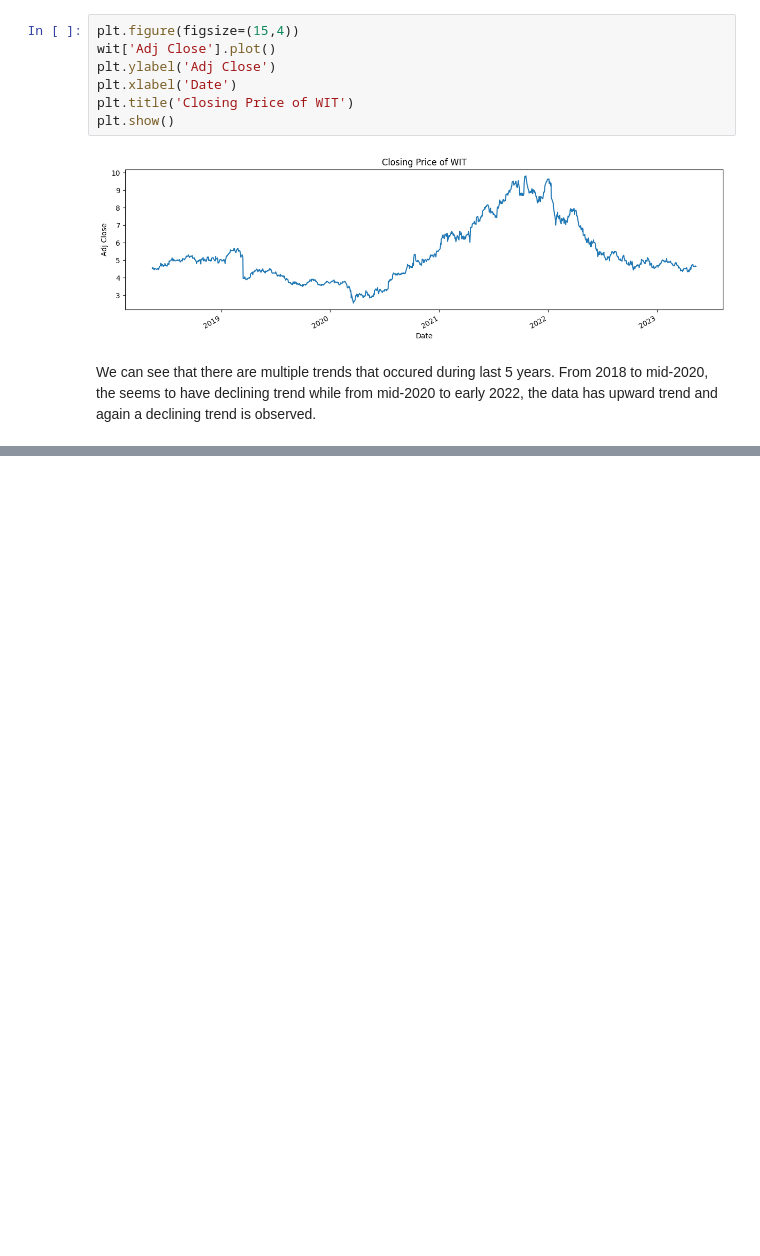
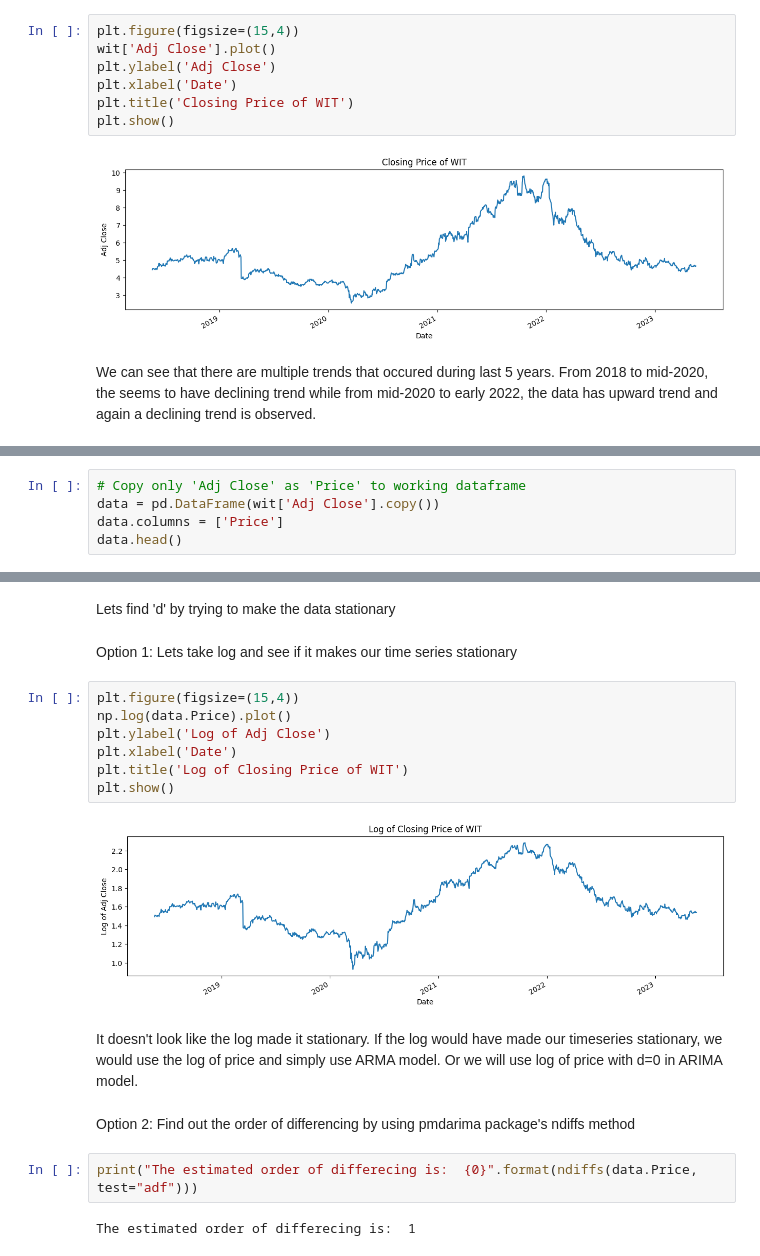
Before and after one commit to parikshitshinge/stock-price-prediction, a Jupyter notebook: Stock Price Prediction.ipynb, the cells around one changed output, grey strips where cells are left out. Saved outputs shown, nothing was run; the diff lists cells and outputs as text; blank space fills up the shorter version.

```diff
--- a/Stock Price Prediction.ipynb
+++ b/Stock Price Prediction.ipynb
@@ -125,0 +127,5 @@ plt.show()
+# %%
+# Copy only 'Adj Close' as 'Price' to working dataframe
+data = pd.DataFrame(wit['Adj Close'].copy())
+data.columns = ['Price']
+data.head()
@@ -125,0 +181,21 @@ plt.show()
+# %% [markdown]
+Lets find 'd' by trying to make the data stationary
+# %% [markdown]
+Option 1: Lets take log and see if it makes our time series stationary
+# %%
+plt.figure(figsize=(15,4))
+np.log(data.Price).plot()
+plt.ylabel('Log of Adj Close')
+plt.xlabel('Date')
+plt.title('Log of Closing Price of WIT')
+plt.show()
+# %% [output]
+[figure, added]
+# %% [markdown]
+It doesn't look like the log made it stationary. If the log would have made our timeseries stationary, we would use the log of price and simply use ARMA model. Or we will use log of price with d=0 in ARIMA model.
+# %% [markdown]
+Option 2: Find out the order of differencing by using pmdarima package's ndiffs method
+# %%
+print("The estimated order of differecing is:  {0}".format(ndiffs(data.Price, test="adf")))
+# %% [output]
+The estimated order of differecing is:  1
```
Also changed, not shown: parts of 74 cells of this notebook.
